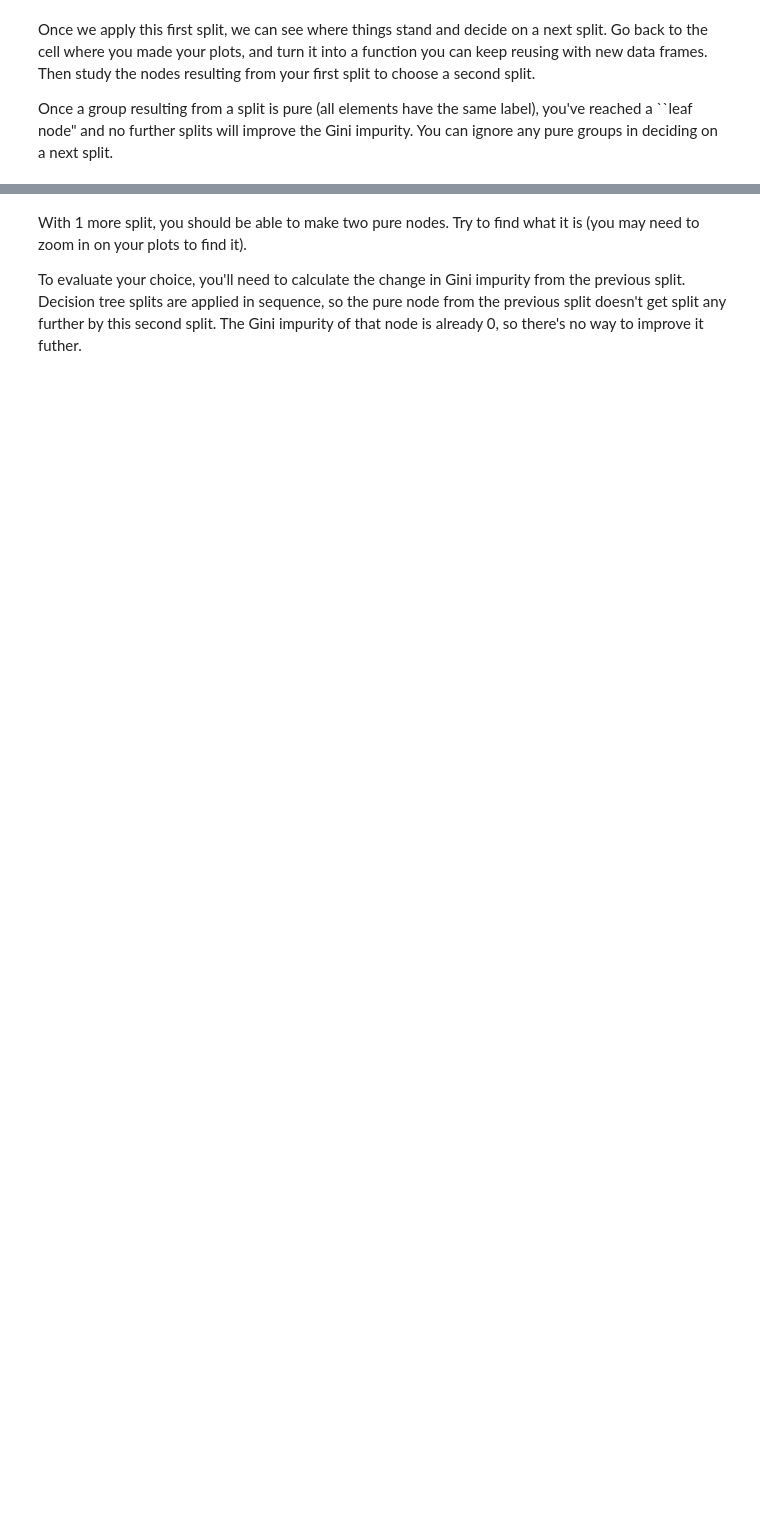
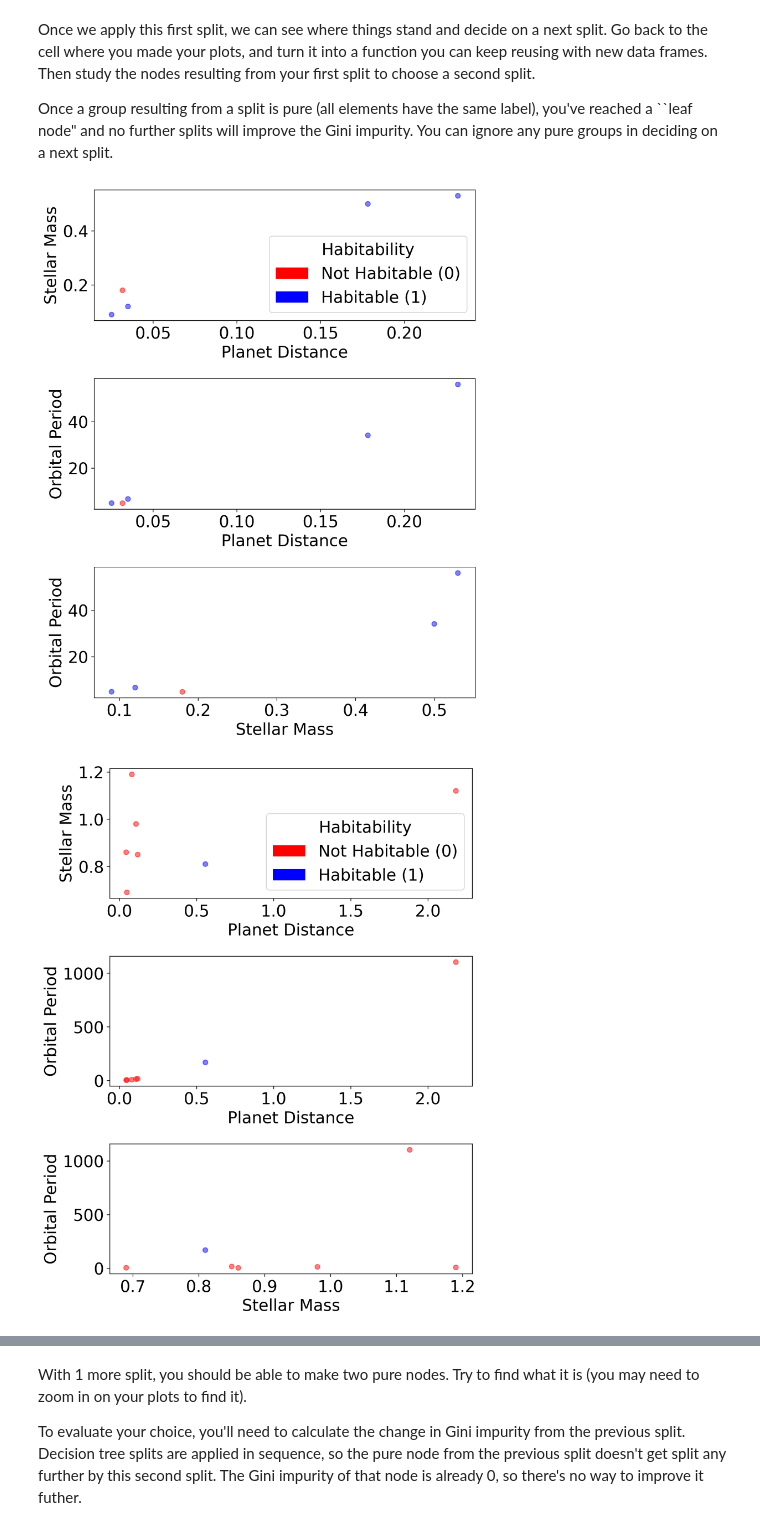
Before and after one commit to henryholland3/phys-448, a Jupyter notebook: Studio Notebooks/Studio2_DT.ipynb, the cells around one changed output, grey strips where cells are left out. Drawn from its saved outputs; the diff is of its cells as text; code cells hidden in the pictures; blank space fills up the shorter version.

```diff
--- a/Studio Notebooks/Studio2_DT.ipynb
+++ b/Studio Notebooks/Studio2_DT.ipynb
@@ -181,3 +317,8 @@ Once a group resulting from a split is pure (all elements have the same label),
 # %%
 # Go back to the plotting cell above and turn it into a function that takes a data frame as an input, then execute it.
 # Then use it to plot any subframes made by the first split that aren't leaf nodes yet.
+plotData(subframe_left)
+plotData(subframe_right)
+# %% [output]
+[figure, added]
+[figure, added]
```
Also changed, not shown: parts of 37 cells of this notebook.
